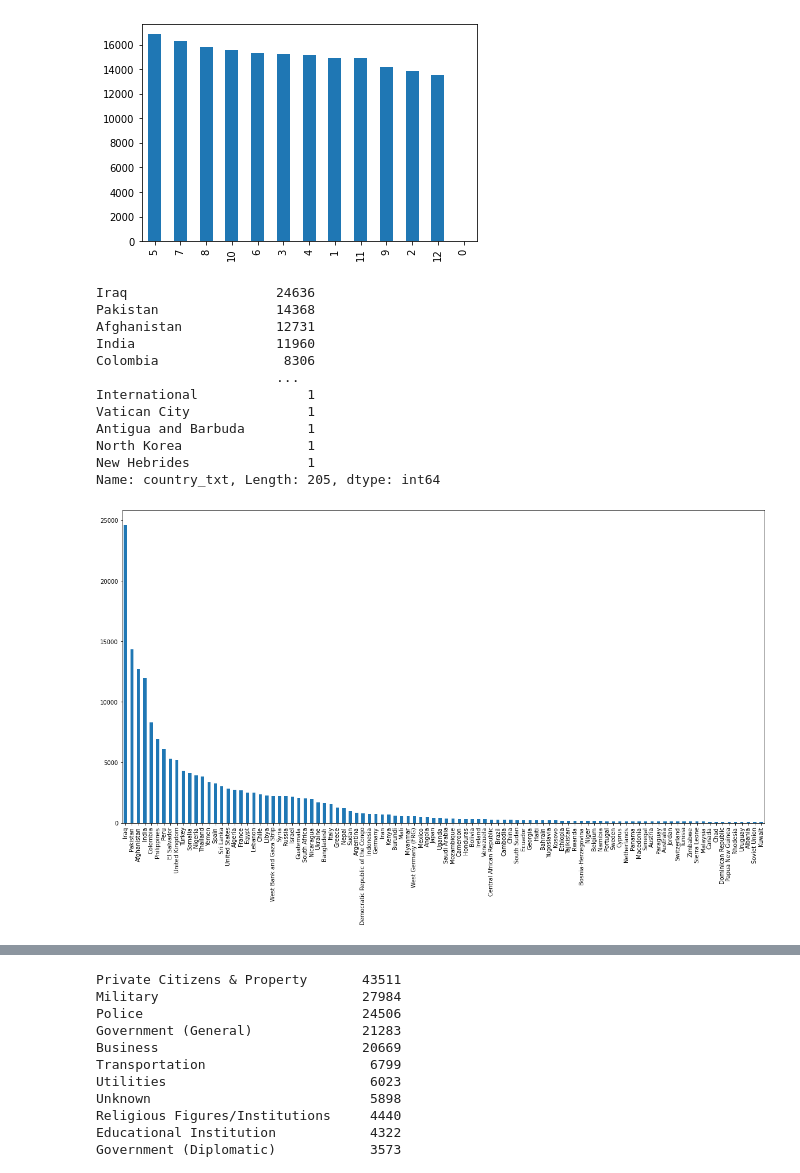
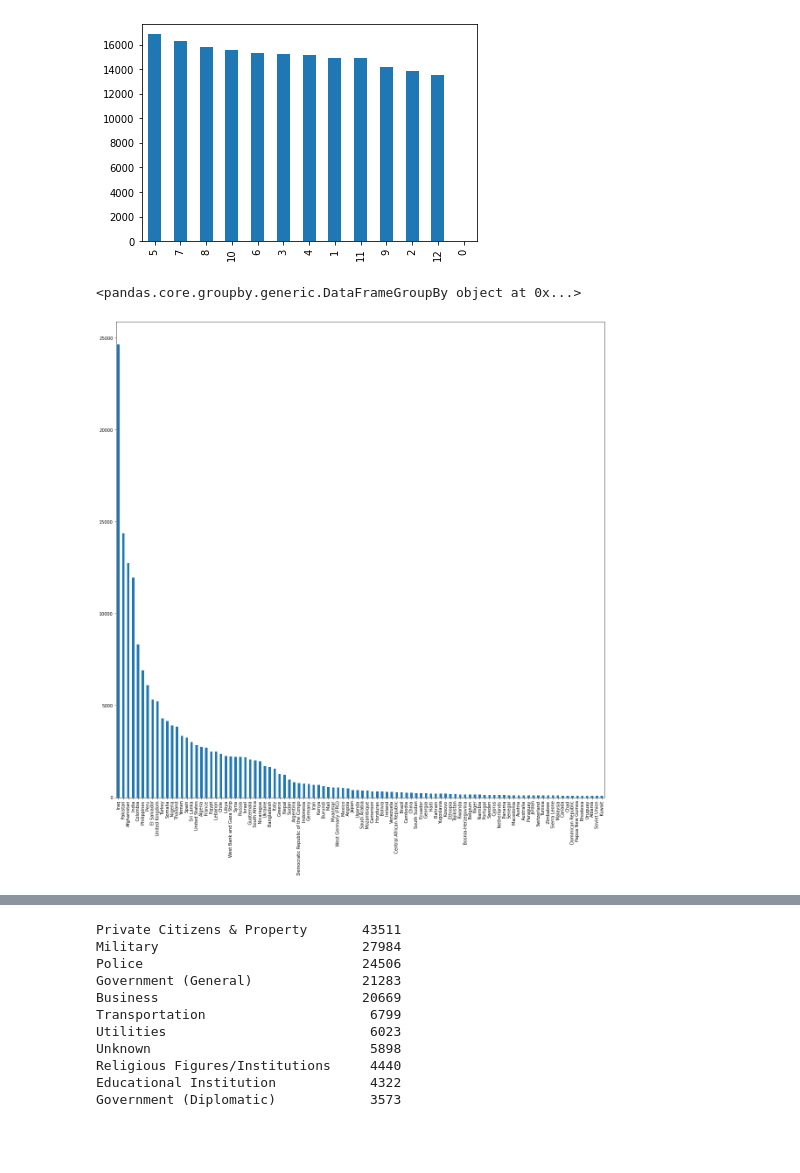
Before and after one commit to surajpandey11/Team-5--Capstone, a Jupyter notebook: Suraj_Pandey_Team_5_Capstone_Project.ipynb, the cells around one changed output, grey strips where cells are left out. Saved outputs shown, nothing was run; the diff lists cells and outputs as text; code cells hidden in the pictures; blank space fills up the shorter version.

```diff
--- a/Suraj_Pandey_Team_5_Capstone_Project.ipynb
+++ b/Suraj_Pandey_Team_5_Capstone_Project.ipynb
@@ -58,26 +59,16 @@ a.plot(kind='bar')
 # %% [output]
 <matplotlib.axes._subplots.AxesSubplot at 0x...>
 [figure]
-# %%
-b=terror_df['country_txt'].value_counts()
-b
-# %% [output]
-Iraq                   24636
-Pakistan               14368
-Afghanistan            12731
-India                  11960
-Colombia                8306
-                       ...
-International              1
-Vatican City               1
-Antigua and Barbuda        1
-North Korea                1
-New Hebrides               1
-Name: country_txt, Length: 205, dtype: int64
+# %%
+a=terror_df[terror_df['country_txt']=='India'].groupby(by='country_txt')
+
+a
+# %% [output]
+<pandas.core.groupby.generic.DataFrameGroupBy object at 0x...>
 # %%
 b.head(100).plot(kind='bar')
-plt.rcParams['figure.figsize'] = (100, 20)
+plt.rcParams['figure.figsize'] = (30, 20)
 # %% [output]
-[figure, old version]
+[figure, new version]
 # %%
 d=terror_df['region_txt'].value_counts()
```
Also changed, not shown: parts of 26 cells of this notebook.
